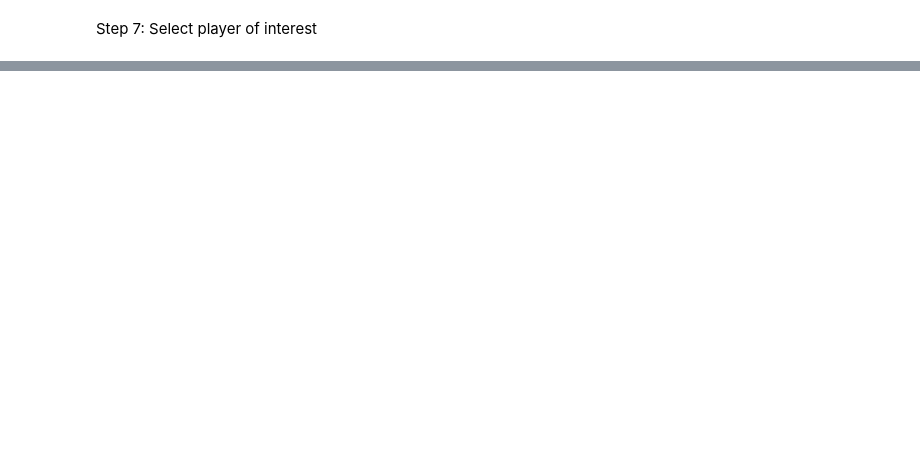
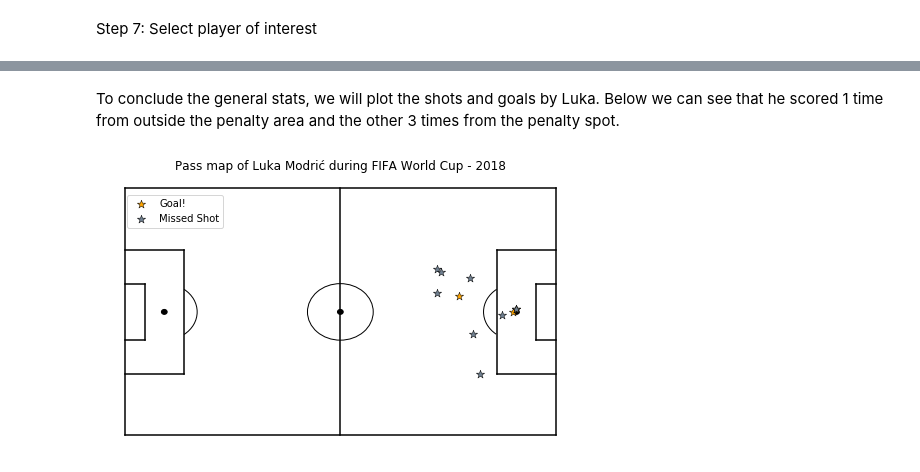
Before and after one commit to SimonBCox/football-analytics, a Jupyter notebook: fot_modric_analysis.ipynb, the cells around one changed output, grey strips where cells are left out. Drawn from its saved outputs; the diff is of its cells as text; code cells hidden in the pictures; blank space fills up the shorter version.

```diff
--- a/fot_modric_analysis.ipynb
+++ b/fot_modric_analysis.ipynb
@@ -327,0 +265,14 @@ fig.tight_layout()
+# %% [markdown]
+To conclude the general stats, we will plot the shots and goals by Luka. Below we can see that he scored 1 time from outside the penalty area and the other 3 times from the penalty spot.
+# %%
+# Initialize figure
+fig = plt.figure(figsize=(8.5, 5))
+
+# Draw pass map
+ax1 = fig.add_subplot()
+create_event_map(player_events_df[player_events_df.type_name.isin(["Shot"])],fig,ax1)
+plt.legend(bbox_to_anchor=(0.04, 0.95), ncol=1, loc='upper left')
+plt.title(f'Pass map of {player_events_df.player_name.unique()[0]} during {competition}')
+plt.show()
+# %% [output]
+[figure, added]
```
Also changed, not shown: parts of 75 cells of this notebook, 6 other files.
